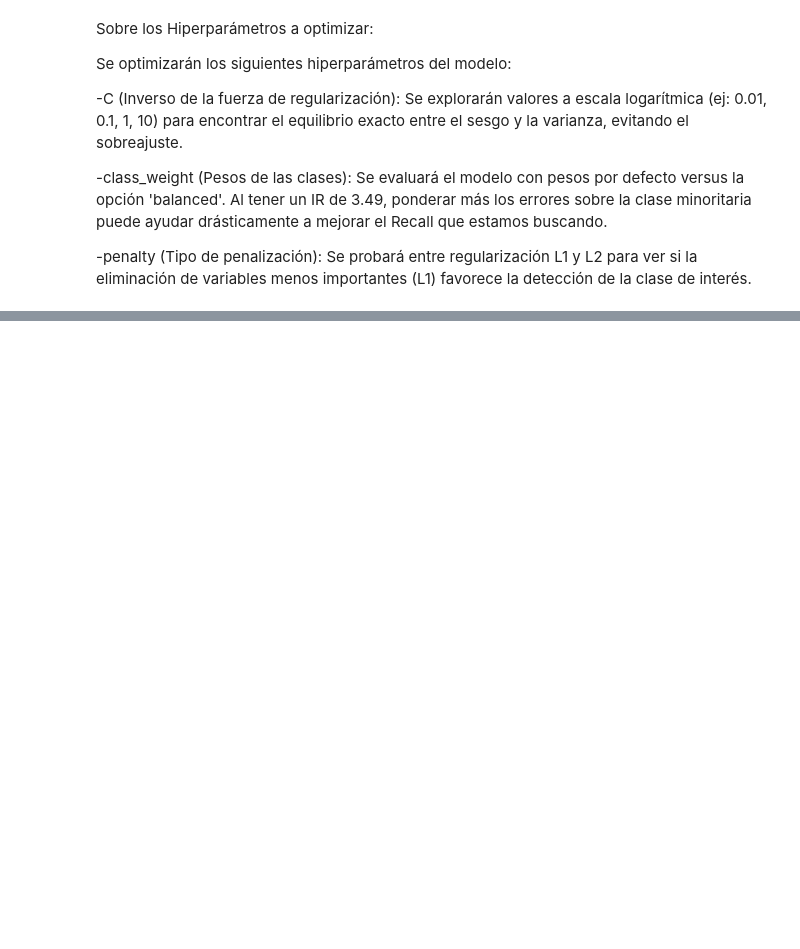
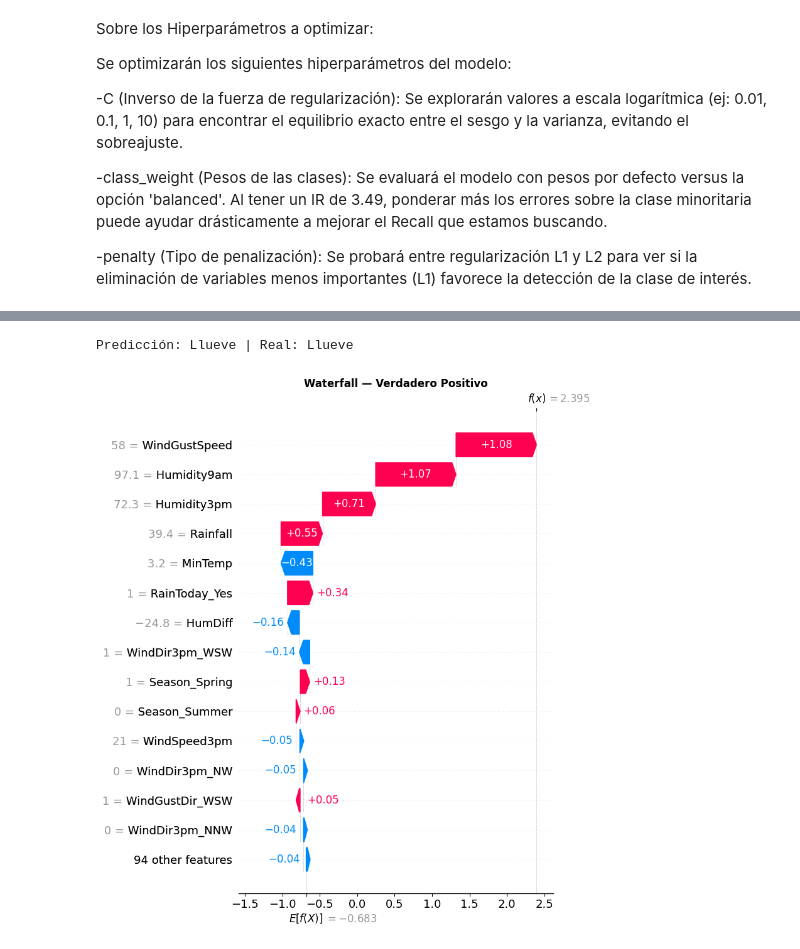
Before and after one commit to programadorarocio/AA1-TUIA-2026C1-Diez-Duvia-Quispe, a Jupyter notebook: TP2/TP-clasificacion-AA1.ipynb, the cells around one changed output, grey strips where cells are left out. Cells and saved outputs as stored; diff of their text form; code cells hidden in the pictures; blank space fills up the shorter version.

```diff
--- a/TP2/TP-clasificacion-AA1.ipynb
+++ b/TP2/TP-clasificacion-AA1.ipynb
@@ -1583,0 +1692,15 @@ Se optimizarán los siguientes hiperparámetros del modelo:
+# %%
+# LOCAL 1: Verdadero Positivo
+y_pred_sample = lr.predict(X_test_sample_float)
+y_true_sample = y_test_bin.loc[X_test_sample.index]
+
+vp_idx = np.where((y_pred_sample == 1) & (y_true_sample.values == 1))[0][0]
+print(f"Predicción: Llueve | Real: Llueve")
+
+shap.plots.waterfall(shap_values[vp_idx], max_display=15, show=False)
+plt.title("Waterfall — Verdadero Positivo", fontweight='bold')
+plt.tight_layout()
+plt.show()
+# %% [output]
+Predicción: Llueve | Real: Llueve
+[figure, added]
```
Also changed, not shown: parts of 45 cells of this notebook.
